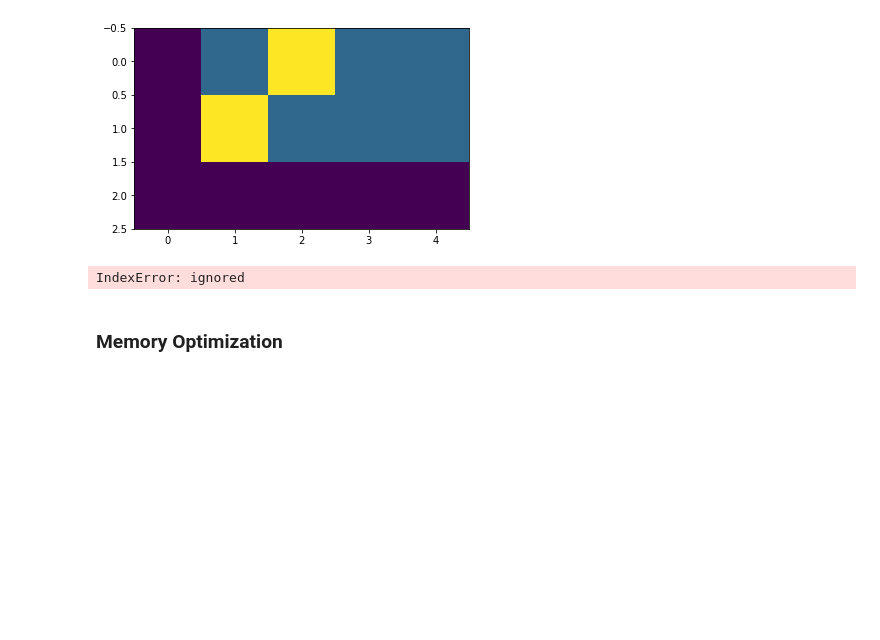
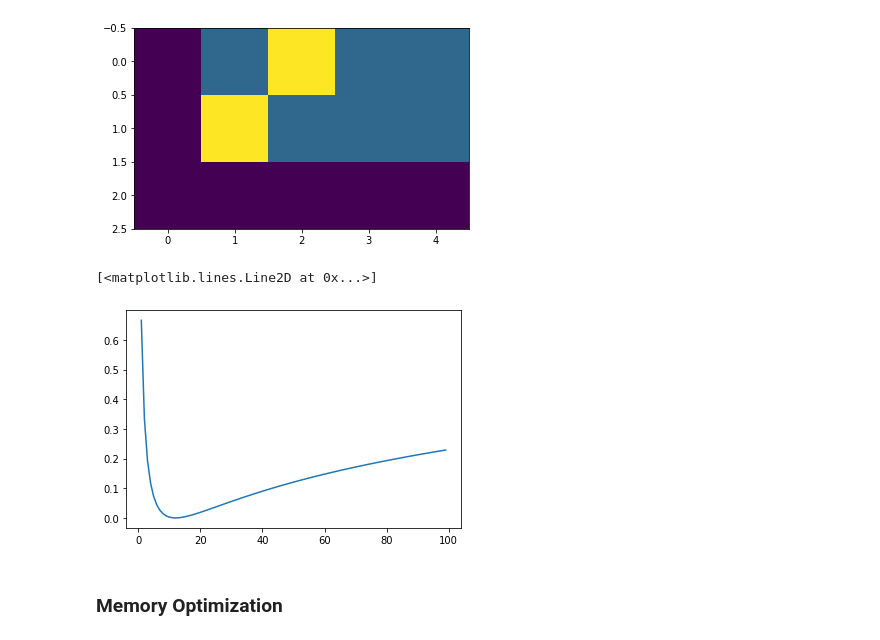
Before and after one commit to moonryul/3DDFA_V2, a Jupyter notebook: Copy_of_Copy_of_Copy_of_The_Annotated_"Attention_is_All_You_Need".ipynb, the cells around one changed output. Cells and saved outputs as stored; diff of their text form; code cells hidden in the pictures; blank space fills up the shorter version.

```diff
--- a/Copy_of_Copy_of_Copy_of_The_Annotated_"Attention_is_All_You_Need".ipynb
+++ b/Copy_of_Copy_of_Copy_of_The_Annotated_"Attention_is_All_You_Need".ipynb
@@ -614,17 +614,18 @@ None
 # %%
 # Label smoothing starts to penalize the model
 # if it gets very confident about a given choice
 crit = LabelSmoothing(5, 0, 0.2)
 def loss(x):
     d = x + 3 * 1
     predict = torch.FloatTensor([[0, x / d, 1 / d, 1 / d, 1 / d],
                                  ])
     #print(predict)
     return crit(Variable(predict.log()),
-                 Variable(torch.LongTensor([1]))).data[0]
+                 Variable(torch.LongTensor([1]))).data
 plt.plot(np.arange(1, 100), [loss(x) for x in range(1, 100)])
 # %% [output]
-IndexError: ignored
+[<matplotlib.lines.Line2D at 0x...>]
+[figure, added]
 # %% [markdown]
 ### Memory Optimization
 # %%
```
Also changed, not shown: parts of 5 cells of this notebook.
